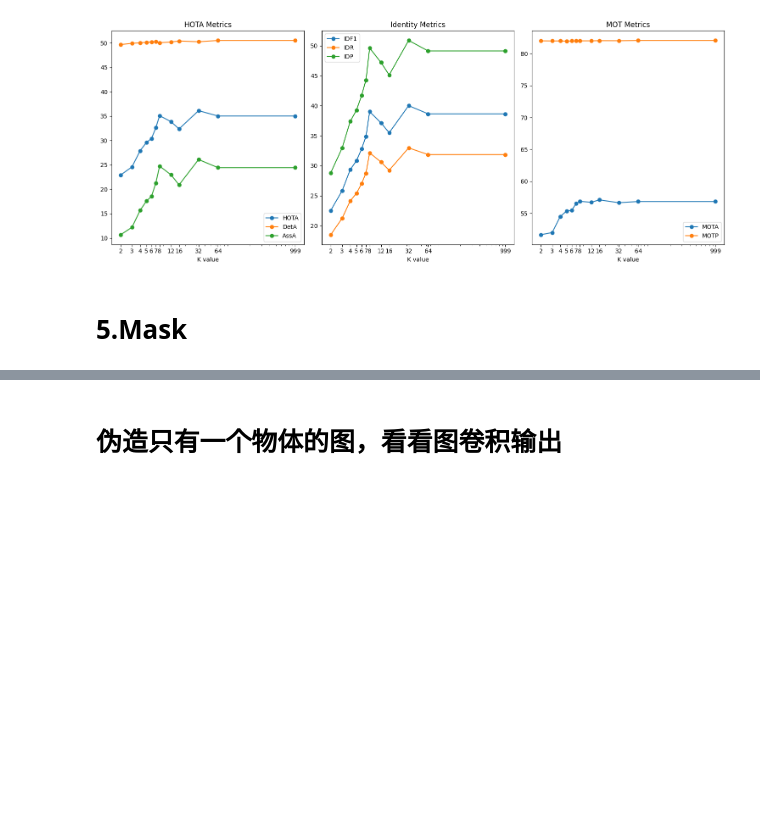
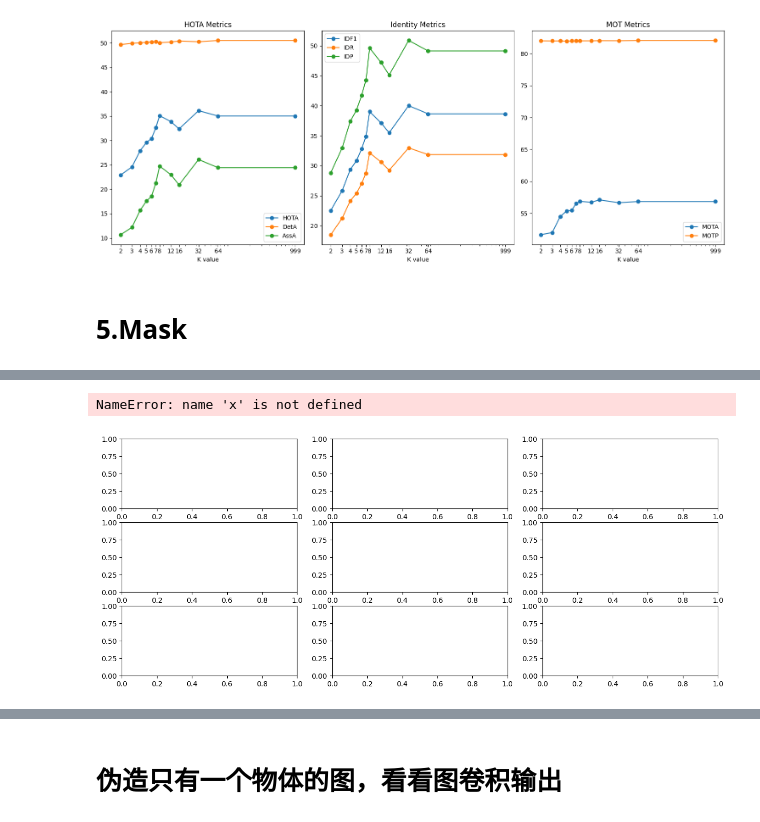
Before and after one commit to Kiumb1223/MyTrainer-Kiumb, a Jupyter notebook: visualize.ipynb, the cells around one changed output, grey strips where cells are left out. Drawn from its saved outputs; the diff is of its cells as text; code cells hidden in the pictures; blank space fills up the shorter version.

```diff
--- a/visualize.ipynb
+++ b/visualize.ipynb
@@ -1042,0 +895,66 @@ plt.show()
+# %%
+import matplotlib.pyplot as plt
+metrics = ['HOTA', 'DetA', 'AssA', 'IDF1', 'IDR', 'IDP','MOTA','MOTP']
+
+table = {
+    35: [43.33         , 50.84 , 37.11 , 51.01 , 42.11 , 64.70 , 59.46 , 81.99],
+    50: [ 45.19, 50.51 ,40.61 , 52.12 , 43.04 , 66.07 , 59.05 , 81.98],
+    60: [43.59    , 50.33 , 37.93 , 49.91 , 41.20 , 63.27 , 58.73 , 81.95],
+    100: [39.72    , 50.34 , 31.53 , 43.74 , 36.11 , 55.45 , 57.71 , 81.92],
+    150: [37.91    , 50.40 , 28.73 , 40.82 , 33.69 , 51.77 , 57.03 , 81.97],
+    200: [36.47         , 50.33 , 26.61 , 39.49 , 32.58 , 50.10 , 56.69 , 81.95],
+    250: [35.09         , 50.26 , 24.69 , 37.80 , 31.18 , 47.99 , 56.26 , 81.98],
+    300: [34.69    ,50.42, 24.03 ,36.72 ,30.29 ,46.62 ,56.20 ,81.97],
+    350: [29.33 , 49.58 , 17.47 , 30.08 , 24.72 , 38.42 , 53.06 , 81.91],
+    400: [31.91   , 50.26 , 20.40 , 33.99 , 28.02 , 43.18 , 55.78 , 81.96],
+    450: [32.70    ,50.33, 21.38 ,35.12 ,28.96 ,44.63 ,55.77 ,81.97],
+    500: [32.58 ,50.27, 21.26, 35.16, 28.99, 44.66, 55.90, 81.96],
+    "None": [25.29, 51.08, 12.57, 25.02, 20.49, 32.13, 50.01, 83.86],
+}
+
+
+# 创建一个新的figure
+fig, axs = plt.subplots(3, 3, figsize=(15, 6))
+
+# 绘制每个指标的折线图
+for cnt in range(3):
+    if cnt == 1:
+        title = r'Distance Mask '
+
+    for i, metric in enumerate(metrics):
+        if i < 3:
+            idx = 0
+            title = 'HOTA Metrics'
+        elif 3 <= i < 6:
+            idx = 1
+            title = 'Identity Metrics'
+        else:
+            idx = 2
+            title = 'MOT Metrics'
+        # 提取对应的 y 值
+        y = [KFamily[k][i] for k in x]
+
+        # 绘制折线
+        axs[cnt,idx].plot(x, y, marker='o', label=metric)
+        axs[cnt,idx].set_title(title)
+        axs[cnt,idx].set_xlabel('Mask Value')
+        # axs[idx].set_ylabel('Value')
+        axs[cnt,idx].set_xscale('log')  # 设置为对数刻度
+
+        # 设置对数刻度的刻度值
+        axs[cnt,idx].set_xticks(x)
+        axs[cnt,idx].get_xaxis().set_major_formatter(plt.ScalarFormatter())
+        axs[cnt,idx].tick_params(axis='x', rotation=0)  # 旋转刻度标签方便显示
+
+# 显示图例
+for ax in axs.flat:
+    ax.legend()
+
+# 调整布局
+plt.tight_layout()
+plt.savefig('.assert/Kfamily_metrics.png')
+# 显示图像
+plt.show()
+# %% [output]
+NameError: name 'x' is not defined
+[figure, added]
```
Also changed, not shown: parts of 4 cells of this notebook, 24 other files.
